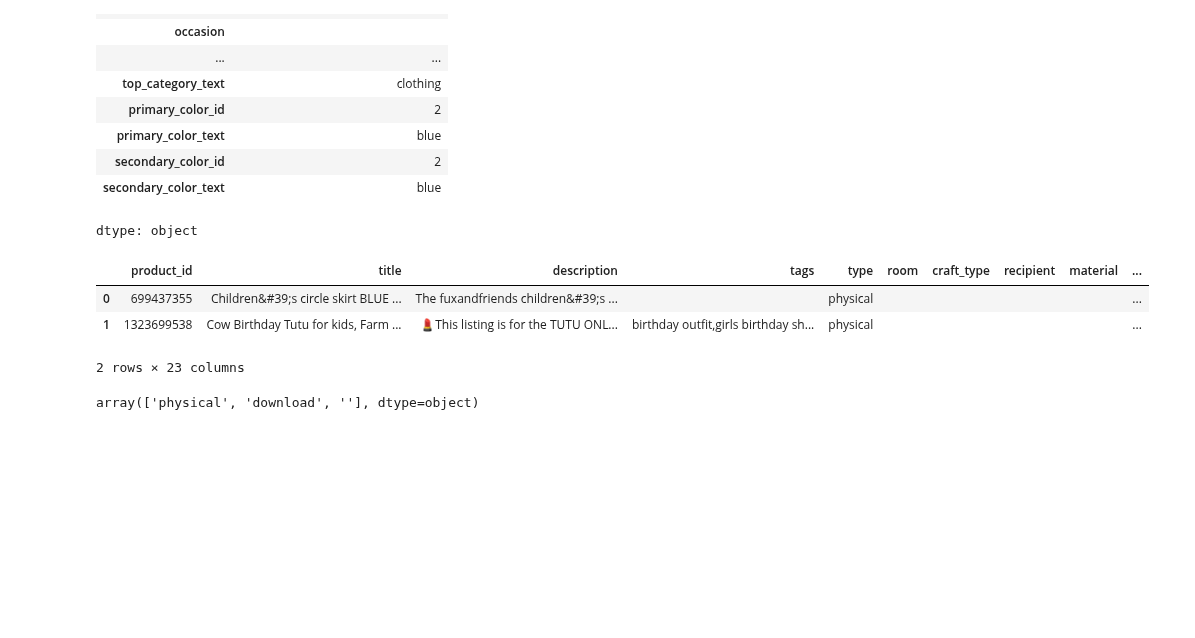
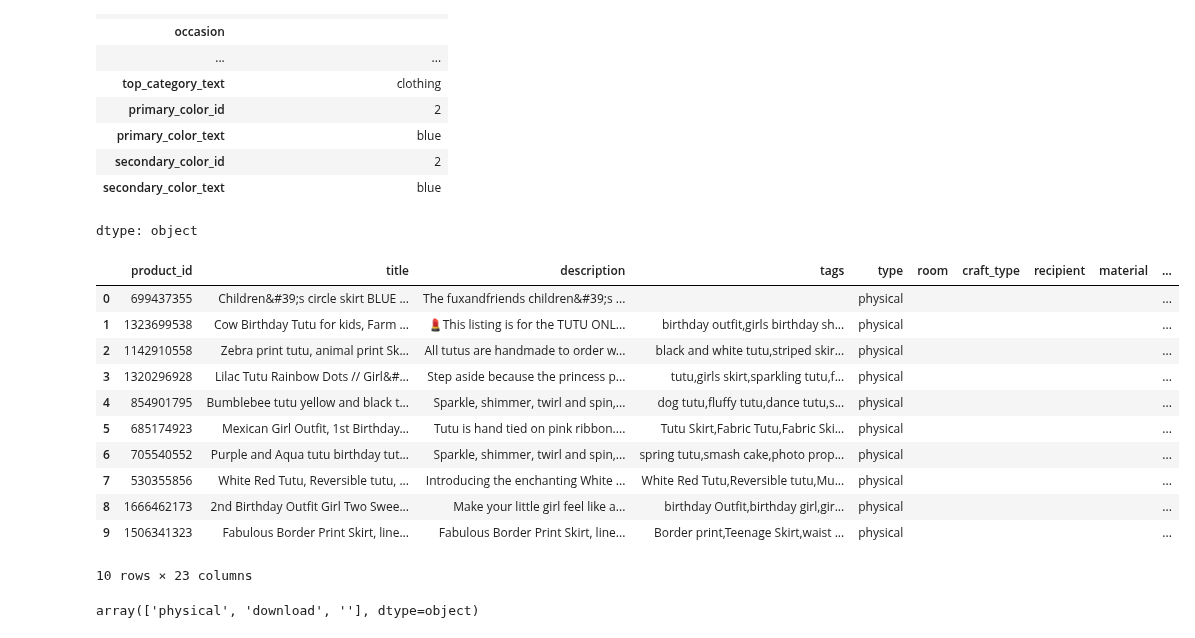
Before and after one commit to Sabha95/Machine_Learning-Assig, a Jupyter notebook: Getting_started_Notebook_for_Students_2025.ipynb, the cells around one changed output. Saved outputs shown, nothing was run; the diff lists cells and outputs as text; code cells hidden in the pictures; blank space fills up the shorter version.

```diff
--- a/Getting_started_Notebook_for_Students_2025.ipynb
+++ b/Getting_started_Notebook_for_Students_2025.ipynb
@@ -180,12 +175,20 @@ df_train.iloc[0]
 | secondary_color_text | blue |
 dtype: object
 # %%
-df_train.head(5)
+df_train.head(10)
 # %% [output]
 |  | product_id | title | description | tags | type | room | craft_type | recipient | material | ... |
 | 0 | 699437355 | Children&#39;s circle skirt BLUE ... | The fuxandfriends children&#39;s ... |  | physical |  |  |  |  | ... |
 | 1 | 1323699538 | Cow Birthday Tutu for kids, Farm ... | 💄This listing is for the TUTU ONL... | birthday outfit,girls birthday sh... | physical |  |  |  |  | ... |
+| 2 | 1142910558 | Zebra print tutu, animal print Sk... | All tutus are handmade to order w... | black and white tutu,striped skir... | physical |  |  |  |  | ... |
+| 3 | 1320296928 | Lilac Tutu Rainbow Dots // Girl&#... | Step aside because the princess p... | tutu,girls skirt,sparkling tutu,f... | physical |  |  |  |  | ... |
+| 4 | 854901795 | Bumblebee tutu yellow and black t... | Sparkle, shimmer, twirl and spin,... | dog tutu,fluffy tutu,dance tutu,s... | physical |  |  |  |  | ... |
+| 5 | 685174923 | Mexican Girl Outfit, 1st Birthday... | Tutu is hand tied on pink ribbon.... | Tutu Skirt,Fabric Tutu,Fabric Ski... | physical |  |  |  |  | ... |
+| 6 | 705540552 | Purple and Aqua tutu birthday tut... | Sparkle, shimmer, twirl and spin,... | spring tutu,smash cake,photo prop... | physical |  |  |  |  | ... |
+| 7 | 530355856 | White Red Tutu, Reversible tutu, ... | Introducing the enchanting White ... | White Red Tutu,Reversible tutu,Mu... | physical |  |  |  |  | ... |
+| 8 | 1666462173 | 2nd Birthday Outfit Girl Two Swee... | Make your little girl feel like a... | birthday Outfit,birthday girl,gir... | physical |  |  |  |  | ... |
+| 9 | 1506341323 | Fabulous Border Print Skirt, line... | Fabulous Border Print Skirt, line... | Border print,Teenage Skirt,waist ... | physical |  |  |  |  | ... |
-2 rows × 23 columns
+10 rows × 23 columns
 # %%
 df_train['type'].unique()
 # %% [output]
```
Also changed, not shown: parts of 7 cells of this notebook.
